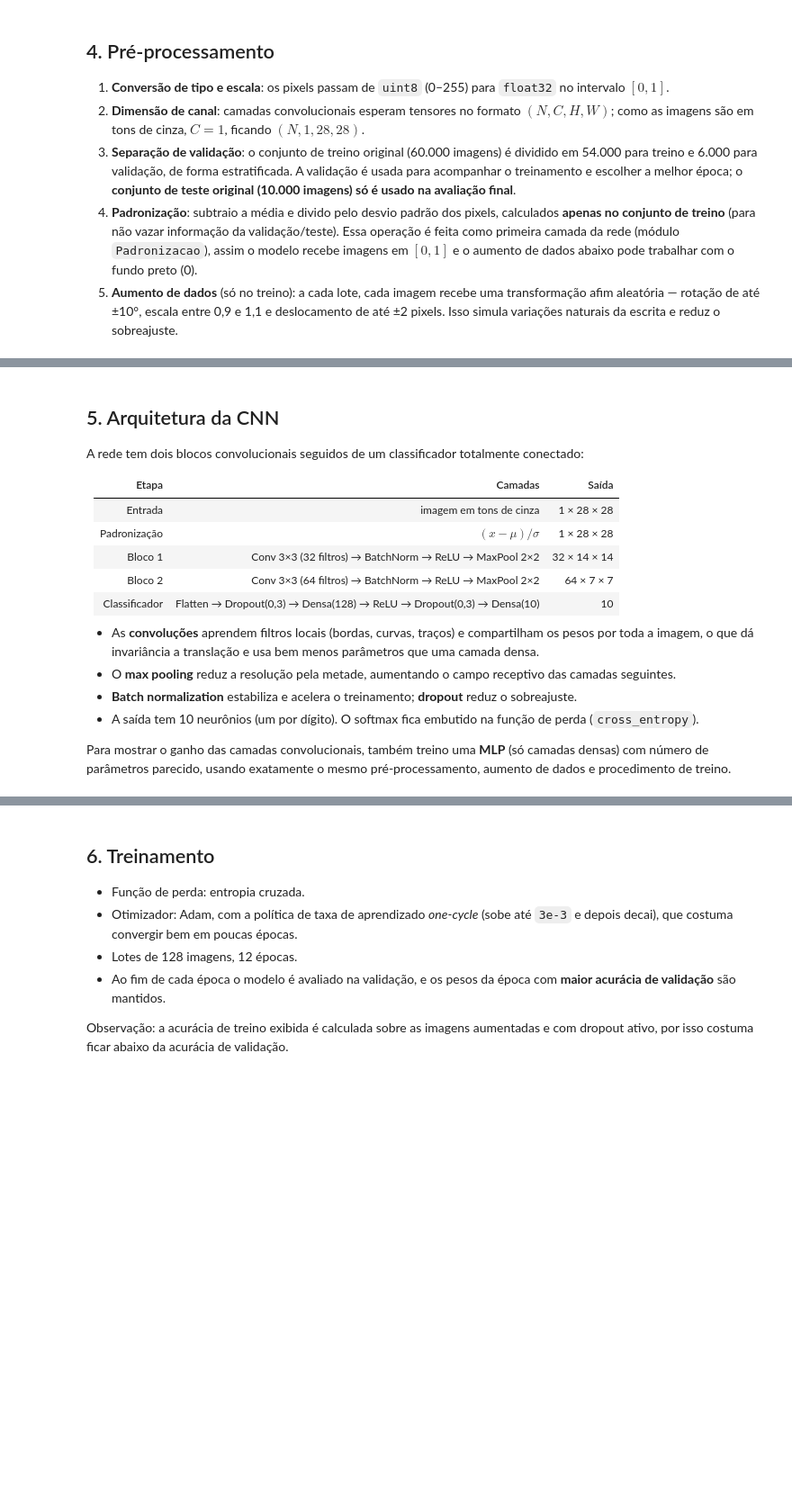
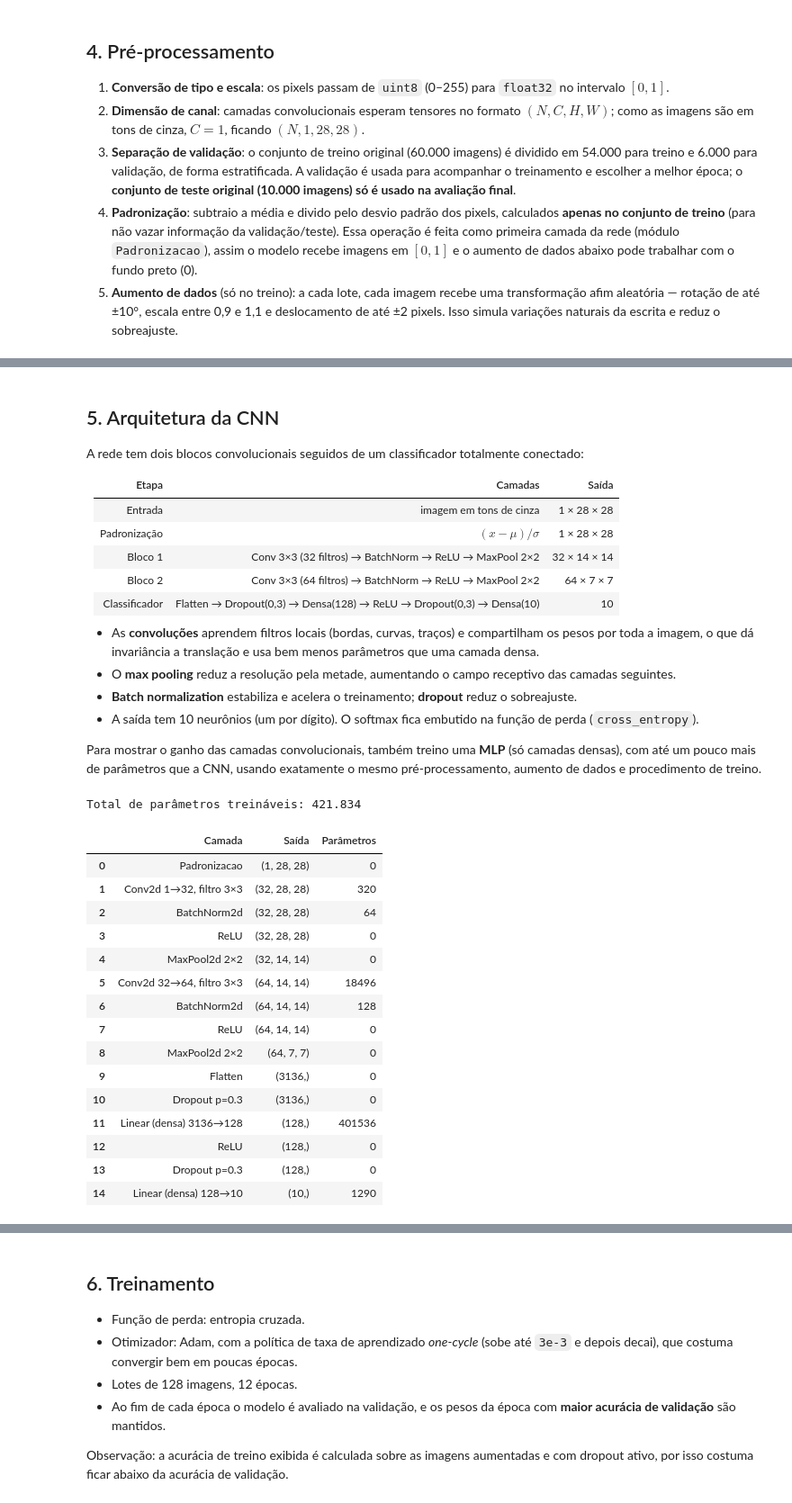
Before and after one commit to fabriziorocha/mestrado-redesneurais, a Jupyter notebook: 02_cnn_mnist.ipynb, the cells around one changed output, grey strips where cells are left out. Shown at 90% size. Saved outputs shown, nothing was run; the diff lists cells and outputs as text; code cells hidden in the pictures; blank space fills up the shorter version.

```diff
--- a/02_cnn_mnist.ipynb
+++ b/02_cnn_mnist.ipynb
@@ -255,7 +286,7 @@ A rede tem dois blocos convolucionais seguidos de um classificador totalmente co
 - **Batch normalization** estabiliza e acelera o treinamento; **dropout** reduz o sobreajuste.
 - A saída tem 10 neurônios (um por dígito). O softmax fica embutido na função de perda (`cross_entropy`).
 
-Para mostrar o ganho das camadas convolucionais, também treino uma **MLP** (só camadas densas) com número de parâmetros parecido, usando exatamente o mesmo pré-processamento, aumento de dados e procedimento de treino.
+Para mostrar o ganho das camadas convolucionais, também treino uma **MLP** (só camadas densas), com até um pouco mais de parâmetros que a CNN, usando exatamente o mesmo pré-processamento, aumento de dados e procedimento de treino.
 # %%
 class Padronizacao(nn.Module):
     def __init__(self, media, desvio):
@@ -276,33 +307,63 @@ def criar_cnn():
         nn.Dropout(0.3), nn.Linear(64 * 7 * 7, 128), nn.ReLU(),
         nn.Dropout(0.3), nn.Linear(128, 10),
     )
 
 
 def criar_mlp():
     return nn.Sequential(
         Padronizacao(MEDIA, DESVIO),
         nn.Flatten(),
         nn.Linear(28 * 28, 512), nn.BatchNorm1d(512), nn.ReLU(), nn.Dropout(0.3),
         nn.Linear(512, 256), nn.BatchNorm1d(256), nn.ReLU(), nn.Dropout(0.3),
         nn.Linear(256, 10),
     )
 
 
+def nome_camada(camada):
+    if isinstance(camada, nn.Conv2d):
+        return f'Conv2d {camada.in_channels}→{camada.out_channels}, filtro {camada.kernel_size[0]}×{camada.kernel_size[1]}'
+    if isinstance(camada, nn.Linear):
+        return f'Linear (densa) {camada.in_features}→{camada.out_features}'
+    if isinstance(camada, nn.MaxPool2d):
+        return f'MaxPool2d {camada.kernel_size}×{camada.kernel_size}'
+    if isinstance(camada, nn.Dropout):
+        return f'Dropout p={camada.p}'
+    return camada.__class__.__name__
+
+
 def resumo(modelo):
     x = torch.zeros(2, 1, 28, 28)
     linhas = []
     modelo.eval()
     with torch.no_grad():
         for camada in modelo:
             x = camada(x)
-            linhas.append({'Camada': repr(camada),
+            linhas.append({'Camada': nome_camada(camada),
                            'Saída': tuple(x.shape[1:]),
                            'Parâmetros': sum(p.numel() for p in camada.parameters())})
     tabela = pd.DataFrame(linhas)
     print(f"Total de parâmetros treináveis: {tabela['Parâmetros'].sum():,}".replace(',', '.'))
     return tabela
 
 
 resumo(criar_cnn())
+# %% [output]
+Total de parâmetros treináveis: 421.834
+|  | Camada | Saída | Parâmetros |
+| 0 | Padronizacao | (1, 28, 28) | 0 |
+| 1 | Conv2d 1→32, filtro 3×3 | (32, 28, 28) | 320 |
+| 2 | BatchNorm2d | (32, 28, 28) | 64 |
+| 3 | ReLU | (32, 28, 28) | 0 |
+| 4 | MaxPool2d 2×2 | (32, 14, 14) | 0 |
+| 5 | Conv2d 32→64, filtro 3×3 | (64, 14, 14) | 18496 |
+| 6 | BatchNorm2d | (64, 14, 14) | 128 |
+| 7 | ReLU | (64, 14, 14) | 0 |
+| 8 | MaxPool2d 2×2 | (64, 7, 7) | 0 |
+| 9 | Flatten | (3136,) | 0 |
+| 10 | Dropout p=0.3 | (3136,) | 0 |
+| 11 | Linear (densa) 3136→128 | (128,) | 401536 |
+| 12 | ReLU | (128,) | 0 |
+| 13 | Dropout p=0.3 | (128,) | 0 |
+| 14 | Linear (densa) 128→10 | (10,) | 1290 |
 # %%
 resumo(criar_mlp())
```
Also changed, not shown: parts of 19 cells of this notebook, 2 other files.
